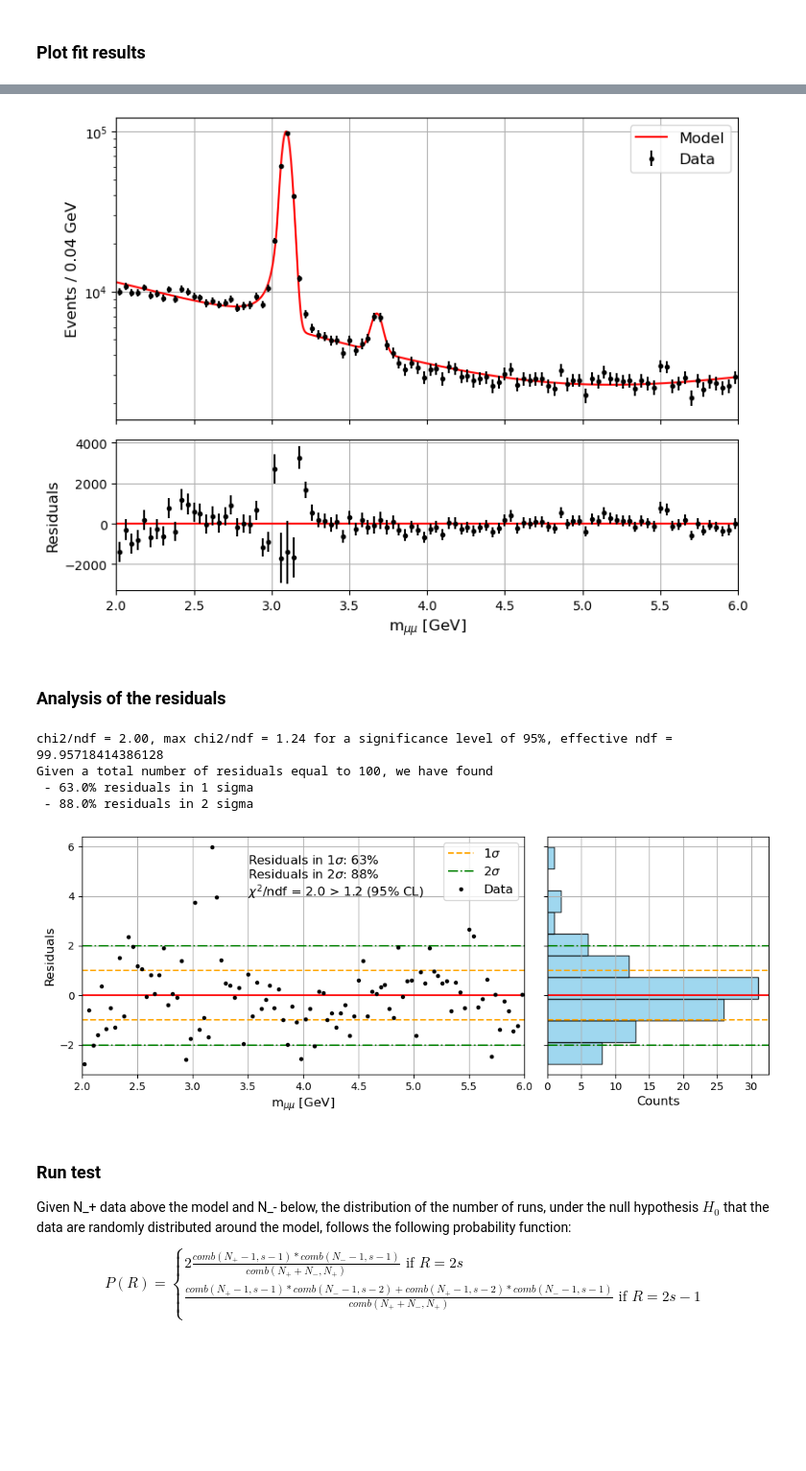
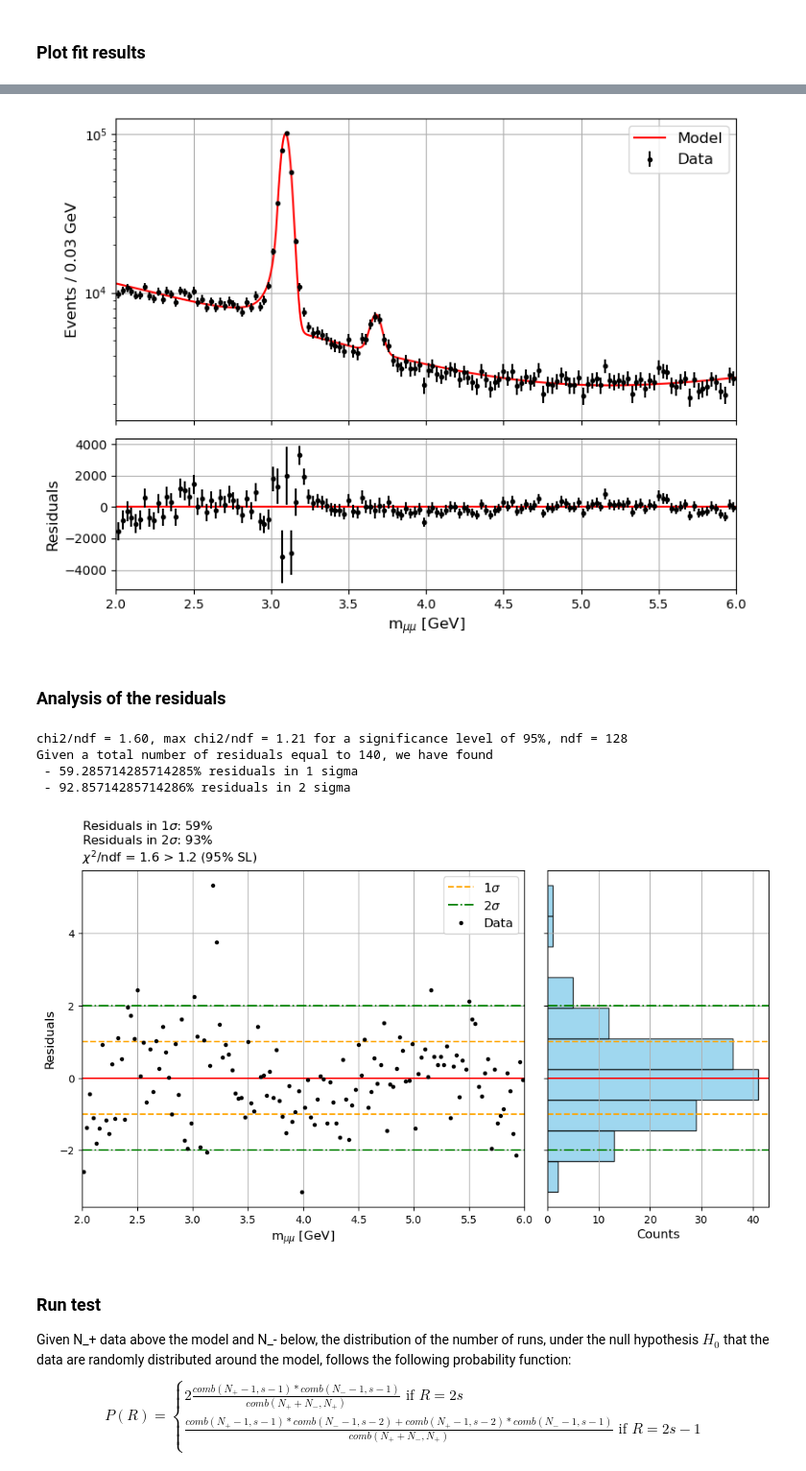
Before and after one commit to Matteo-Bellino/SMATEP_Project, a Jupyter notebook: Psi2S_RadanoBellino.ipynb, the cells around one changed output, grey strips where cells are left out. Shown at 96% size. Drawn from its saved outputs; the diff is of its cells as text; code cells hidden in the pictures; blank space fills up the shorter version.

```diff
--- a/Psi2S_RadanoBellino.ipynb
+++ b/Psi2S_RadanoBellino.ipynb
@@ -194,7 +194,7 @@ a3                   -0.0354694  +/-   0.012       False
 # %%
 # Creating the plot with each component of the model
 
-bin_number = 100
+bin_number = 140
 binned_data, bin_edges = np.histogram(data_HS, bins=bin_number)
 err_binned_data = np.sqrt(binned_data)
 bin_centers = (bin_edges[1:]+bin_edges[:-1])/2
@@ -252,12 +252,12 @@ ax_res.grid()
 plt.tight_layout()
 plt.show()
 # %% [output]
-[figure, old version]
+[figure, new version]
 # %% [markdown]
 ### Analysis of the residuals
 # %%
 #Plot of the residuals
-fig, (ax_plot, ax_hist) = plt.subplots(1,2, figsize=(10,4), sharey = True, gridspec_kw={'width_ratios': [2, 1]})
+fig, (ax_plot, ax_hist) = plt.subplots(1,2, figsize=(10,6), sharey = True, gridspec_kw={'width_ratios': [2, 1]})
 
 #compute normalized residuals
 norm_residuals = (binned_data/bin_width - total_model.pdf(bin_centers)*total_model.get_yield()) / (err_binned_data/bin_width)
@@ -265,51 +265,50 @@ frac_1sigma = len(norm_residuals[np.abs(norm_residuals) <1]) / len(norm_residual
 frac_2sigma = len(norm_residuals[np.abs(norm_residuals) <2]) / len(norm_residuals)
 
 #Compute chi squared
-ndf = len(data_HS) - len(result.values) # I have a doubt here: the 12 parameters we extracted were estimated starting from UNBINNED data, so the original number of degrees of freedom is len(data_HS)?
-effective_ndf = ndf / len(data_HS) * bin_number
-chi2_norm = np.sum(norm_residuals**2) / effective_ndf
+ndf = len(norm_residuals) - len(result.values) # I have a doubt here: the 12 parameters we extracted were estimated starting from UNBINNED data, so the original number of degrees of freedom is len(data_HS)?
+chi2_norm = np.sum(norm_residuals**2) / ndf
 significance_level = 0.95
-chi2_limit = chi2.ppf(significance_level, effective_ndf) / effective_ndf
+chi2_limit = chi2.ppf(significance_level, ndf) / ndf
 
-print(f"chi2/ndf = {chi2_norm:.2f}, max chi2/ndf = {chi2_limit:.2f} for a significance level of {significance_level*100:.0f}%, effective ndf = {effective_ndf}")
+print(f"chi2/ndf = {chi2_norm:.2f}, max chi2/ndf = {chi2_limit:.2f} for a significance level of {significance_level*100:.0f}%, ndf = {ndf}")
 print(f"Given a total number of residuals equal to {len(norm_residuals)}, we have found")
 print(f" - {frac_1sigma*100}% residuals in 1 sigma")
 print(f" - {frac_2sigma*100}% residuals in 2 sigma")
 
 #First subplot of normalized residuals
 ax_plot.axhline(0, color = "red")
 ax_plot.axhline(1, color = "orange", linestyle="--", label = "1$\\sigma$")
 ax_plot.axhline(-1, color = "orange", linestyle="--")
 ax_plot.axhline(2, color = "green", linestyle="-.", label = "2$\\sigma$")
 ax_plot.axhline(-2, color = "green", linestyle="-.")
 ax_plot.errorbar(bin_centers, norm_residuals, fmt='.', color = 'black', label='Data')
 #$\\Chi^2/ndf = {chi2_norm}$'
 ax_plot.set_xlim([2,6])
 ax_plot.set_ylabel("Residuals", fontsize = fs)
 ax_plot.set_xlabel("m$_{\\mu\\mu}$ [GeV]", fontsize = fs)
-ax_plot.legend(fontsize = fs)
+ax_plot.legend(fontsize = fs, loc = "upper right")
 ax_plot.grid()
-ax_plot.text(3.5,4, f'Residuals in 1$\\sigma$: {frac_1sigma * 100:.0f}%\nResiduals in 2$\\sigma$: {frac_2sigma * 100:.0f}%\n$\\chi^2$/ndf = {chi2_norm:.1f} > {chi2_limit:.1f} (95% CL)', color='black', fontsize = fs)
+ax_plot.text(2,6, f'Residuals in 1$\\sigma$: {frac_1sigma * 100:.0f}%\nResiduals in 2$\\sigma$: {frac_2sigma * 100:.0f}%\n$\\chi^2$/ndf = {chi2_norm:.1f} > {chi2_limit:.1f} (95% SL)', color='black', fontsize = fs)
 
 #histogram of the normalized residuals
 ax_hist.axhline(0, color = "red")
 ax_hist.axhline(1, color = "orange", linestyle="--", label = "+1 $\\sigma$")
 ax_hist.axhline(-1, color = "orange", linestyle="--", label = "-1 $\\sigma$")
 ax_hist.axhline(2, color = "green", linestyle="-.", label = "2$\\sigma$")
 ax_hist.axhline(-2, color = "green", linestyle="-.")
 
 ax_hist.hist(norm_residuals, bins=10, orientation='horizontal', color='skyblue', alpha = 0.8, edgecolor='black', label='Data')
 ax_hist.set_xlabel("Counts", fontsize = fs)
 ax_hist.grid()
 
 plt.tight_layout()
 plt.show()
 # %% [output]
-chi2/ndf = 2.00, max chi2/ndf = 1.24 for a significance level of 95%, effective ndf = 99.95718414386128
-Given a total number of residuals equal to 100, we have found
- - 63.0% residuals in 1 sigma
- - 88.0% residuals in 2 sigma
+chi2/ndf = 1.60, max chi2/ndf = 1.21 for a significance level of 95%, ndf = 128
+Given a total number of residuals equal to 140, we have found
+ - 59.285714285714285% residuals in 1 sigma
+ - 92.85714285714286% residuals in 2 sigma
-[figure, old version]
+[figure, new version]
 # %% [markdown]
 ### Run test
 Given N_+ data above the model and N_- below, the distribution of the number of runs, under the null hypothesis $H_0$ that the data are randomly distributed around the model, follows the following probability function:
```
Also changed, not shown: parts of 5 cells of this notebook.
